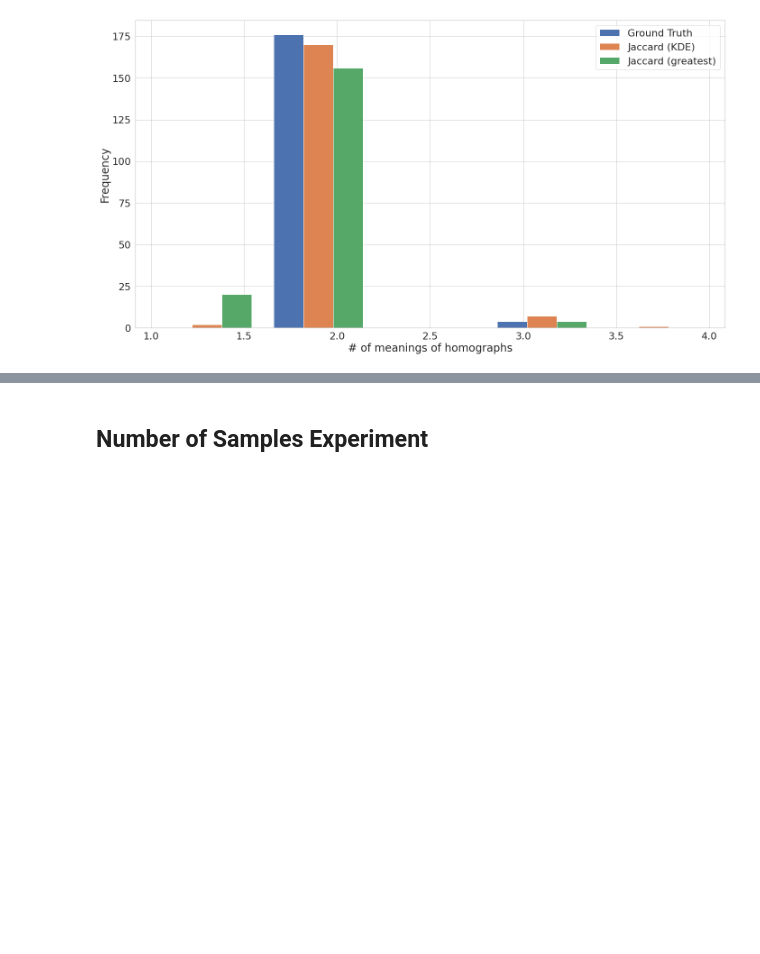
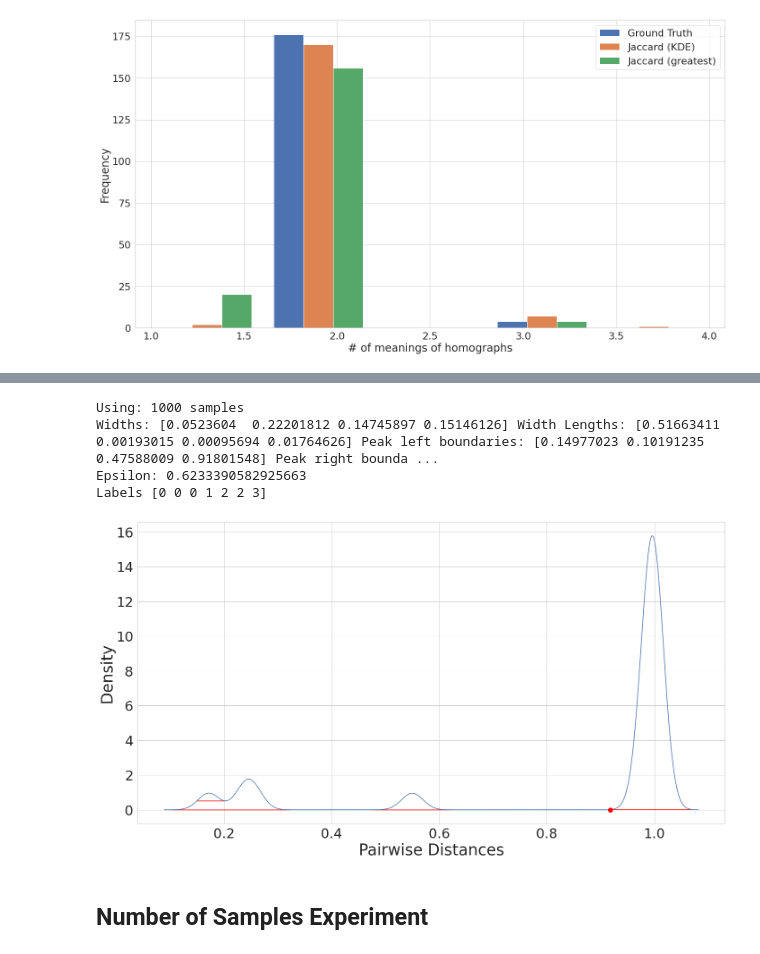
Before and after one commit to northeastern-datalab/domain_net, a Jupyter notebook: network_analysis/notebooks/num_meanings/pairwise_measures.ipynb, the cells around one changed output, grey strips where cells are left out. Drawn from its saved outputs; the diff is of its cells as text; code cells hidden in the pictures; blank space fills up the shorter version.

```diff
--- a/network_analysis/notebooks/num_meanings/pairwise_measures.ipynb
+++ b/network_analysis/notebooks/num_meanings/pairwise_measures.ipynb
@@ -440,3 +435,14 @@ df_input_nodes[df_input_nodes['is_kde_num_meanings_correct'] == False]
+# %%
+f = plt.figure(figsize=(20, 11))
+f = get_density_fig_for_node('Lincoln', fig=f, node_to_matrix_dict=node_to_matrix_dict, num_samples=1000, boundary_proportion=0.1, bandwidth_multiplier=20, dynamic_num_samples=False, log_base=10, rel_height=0.999)
+plt.scatter(0.918, 0, zorder=10, s=100, c='red');plt.xticks(fontsize=30);plt.yticks(fontsize=30)
+f.savefig('../../figures/num_meanings/clustering/synthetic_benchmark/lincoln_1000.pdf')
+# %% [output]
+Using: 1000 samples
+Widths: [0.0523604  0.22201812 0.14745897 0.15146126] Width Lengths: [0.51663411 0.00193015 0.00095694 0.01764626] Peak left boundaries: [0.14977023 0.10191235 0.47588009 0.91801548] Peak right bounda ...
+Epsilon: 0.6233390582925663
+Labels [0 0 0 1 2 2 3]
+[figure, added]
 # %% [markdown]
 ## Number of Samples Experiment
 # %%
```
Also changed, not shown: parts of 5 cells of this notebook.
